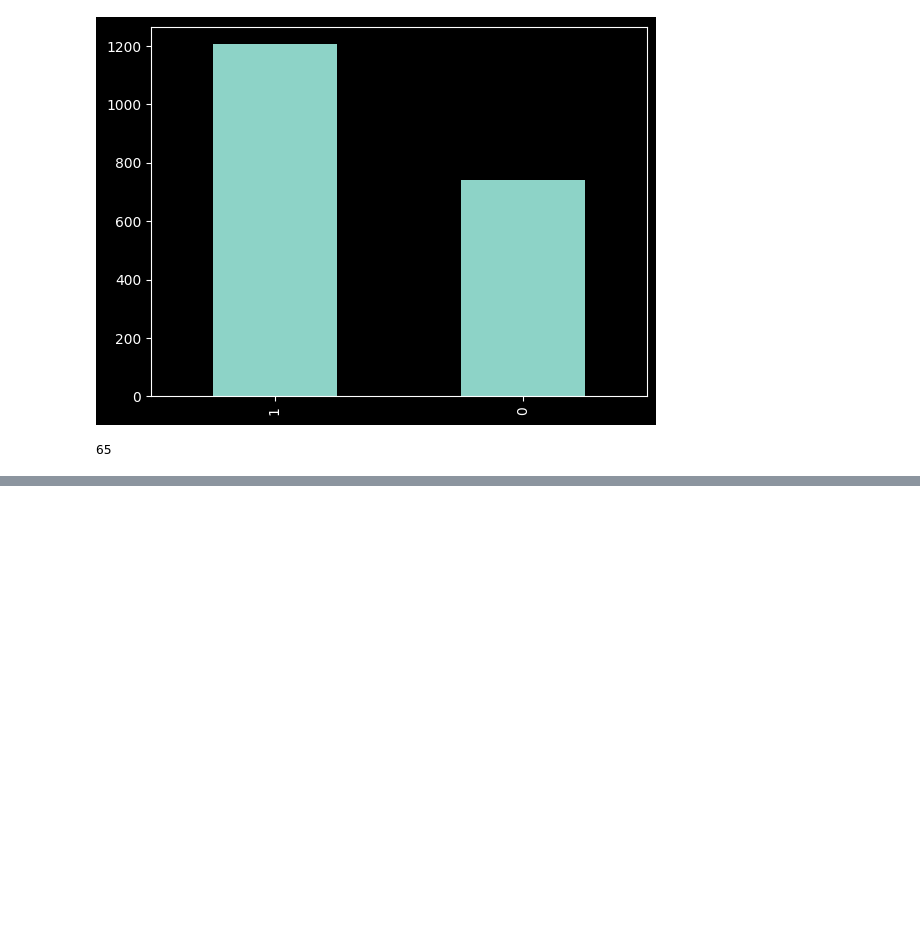
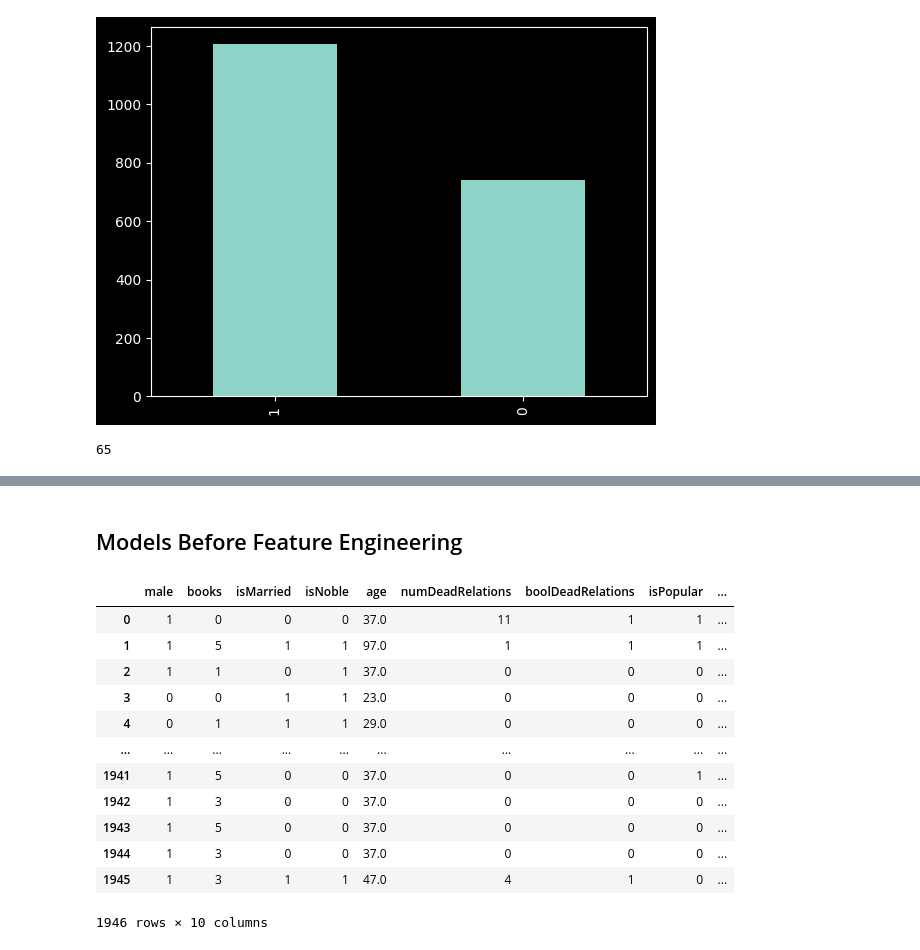
Before and after one commit to TelRich/GOT_Character_Death_Prediction, a Jupyter notebook: got_prjt_v2.ipynb, the cells around one changed output, grey strips where cells are left out. Cells and saved outputs as stored; diff of their text form; code cells hidden in the pictures; blank space fills up the shorter version.

```diff
--- a/got_prjt.ipynb
+++ b/got_prjt_v2.ipynb
@@ -329,0 +412,30 @@ char_pred.title.nunique()
+# %%
+book_sum = char_pred[['book1', 'book2', 'book3', 'book4', 'book5']].sum(axis=1)
+# %%
+char_pred.insert(7, 'books', book_sum)
+# %% [markdown]
+## Models Before Feature Engineering
+# %%
+char = char_pred.copy()
+char_pred = char.copy()
+# %%
+# Drop Redundant columns
+redundant_col = ['S.No', 'actual', 'pred', 'alive', 'plod', 'book1',
+                 'book2', 'book3', 'book4', 'book5', 'name']
+char_pred1 = char_pred.drop(columns=redundant_col)
+# %%
+char_pred1
+# %% [output]
+|  | male | books | isMarried | isNoble | age | numDeadRelations | boolDeadRelations | isPopular | ... |
+| 0 | 1 | 0 | 0 | 0 | 37.0 | 11 | 1 | 1 | ... |
+| 1 | 1 | 5 | 1 | 1 | 97.0 | 1 | 1 | 1 | ... |
+| 2 | 1 | 1 | 0 | 1 | 37.0 | 0 | 0 | 0 | ... |
+| 3 | 0 | 0 | 1 | 1 | 23.0 | 0 | 0 | 0 | ... |
+| 4 | 0 | 1 | 1 | 1 | 29.0 | 0 | 0 | 0 | ... |
+| ... | ... | ... | ... | ... | ... | ... | ... | ... | ... |
+| 1941 | 1 | 5 | 0 | 0 | 37.0 | 0 | 0 | 1 | ... |
+| 1942 | 1 | 3 | 0 | 0 | 37.0 | 0 | 0 | 0 | ... |
+| 1943 | 1 | 5 | 0 | 0 | 37.0 | 0 | 0 | 0 | ... |
+| 1944 | 1 | 3 | 0 | 0 | 37.0 | 0 | 0 | 0 | ... |
+| 1945 | 1 | 3 | 1 | 1 | 47.0 | 4 | 1 | 0 | ... |
+1946 rows × 10 columns
```
Also changed, not shown: parts of 88 cells of this notebook, 1 other file.
